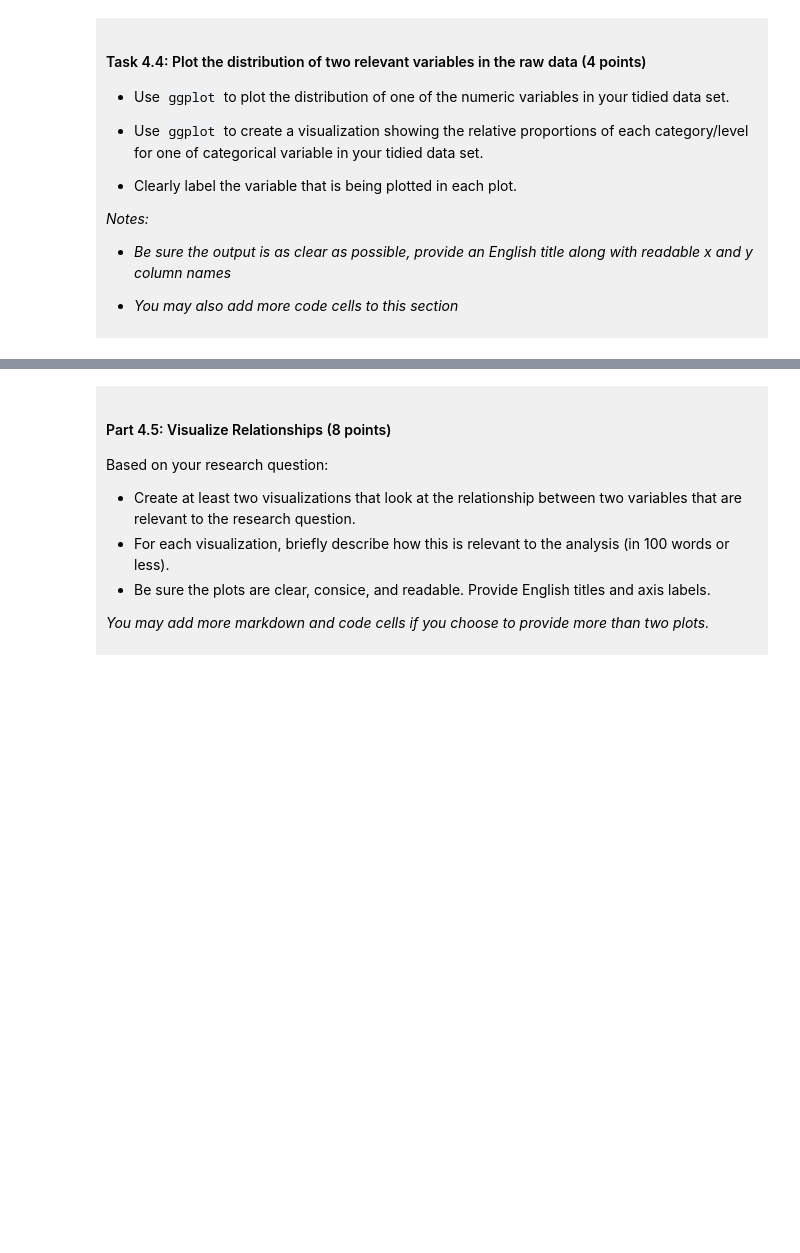
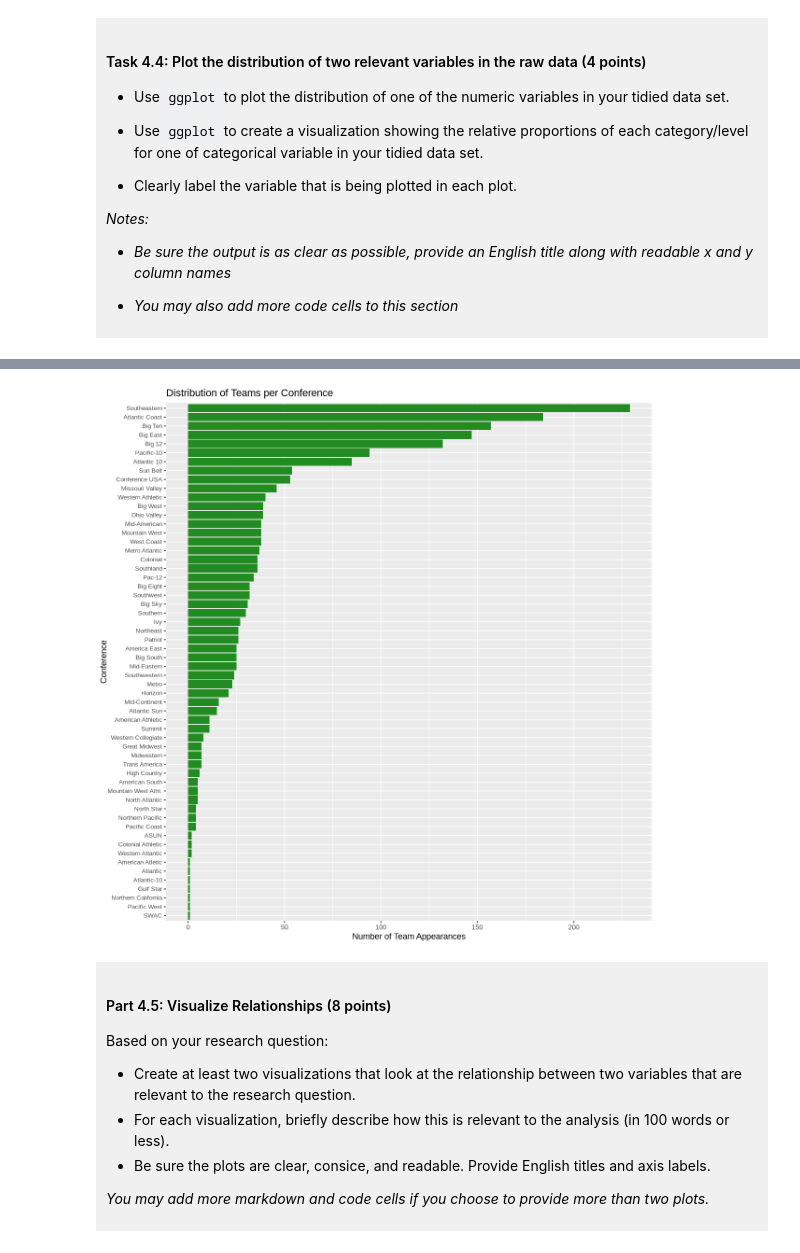
Before and after one commit to Soggy-Waffles1158/dsci-100-project-sam-sarfraz, a Jupyter notebook: dsci-100-project-notebook.ipynb, the cells around one changed output, grey strips where cells are left out. Drawn from its saved outputs; the diff is of its cells as text; code cells hidden in the pictures; blank space fills up the shorter version.

```diff
--- a/dsci-100-project-notebook.ipynb
+++ b/dsci-100-project-notebook.ipynb
@@ -296,5 +344,14 @@ You will refine your research question (if needed) and produce a tidy data set.
 # %%
-### EDIT THIS CODE CELL FOR PLOT 2 ###
+options(repr.plot.width = 10, repr.plot.height = 10)
+
+conference_barplot <- ggplot(tidy_womens_data, aes(y = fct_rev(fct_infreq(conference)))) +
+  geom_bar(fill = "forestgreen") +
+  labs(title = "Distribution of Teams per Conference",x = "Number of Team Appearances",y = "Conference") +
+  theme(axis.text.y = element_text(size = 8))
+
+conference_barplot
+# %% [output]
+[figure, added]
 # %% [markdown]
 <div style="background-color: #f0f0f0; padding: 10px;">
 
```
Also changed, not shown: parts of 15 cells of this notebook.
